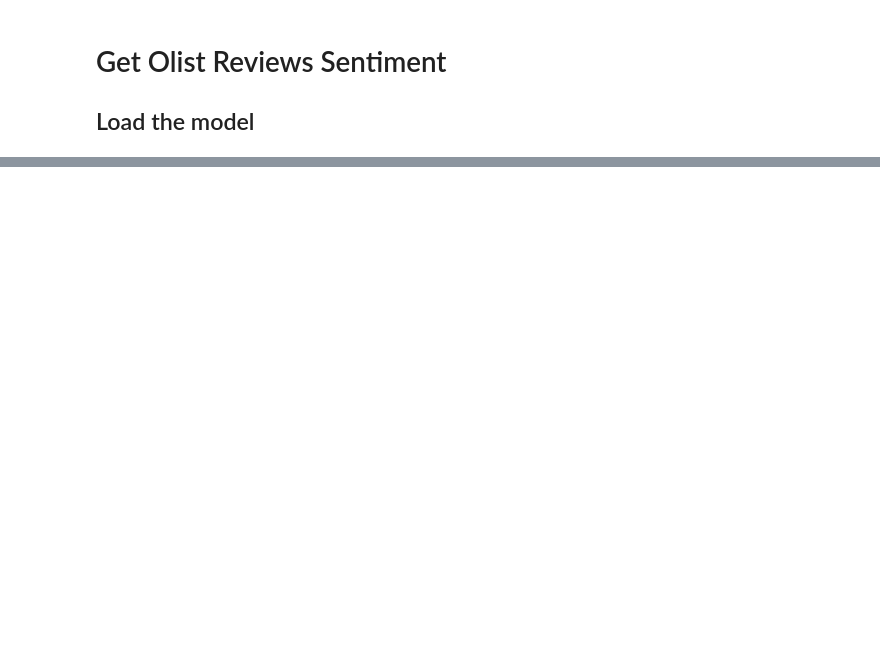
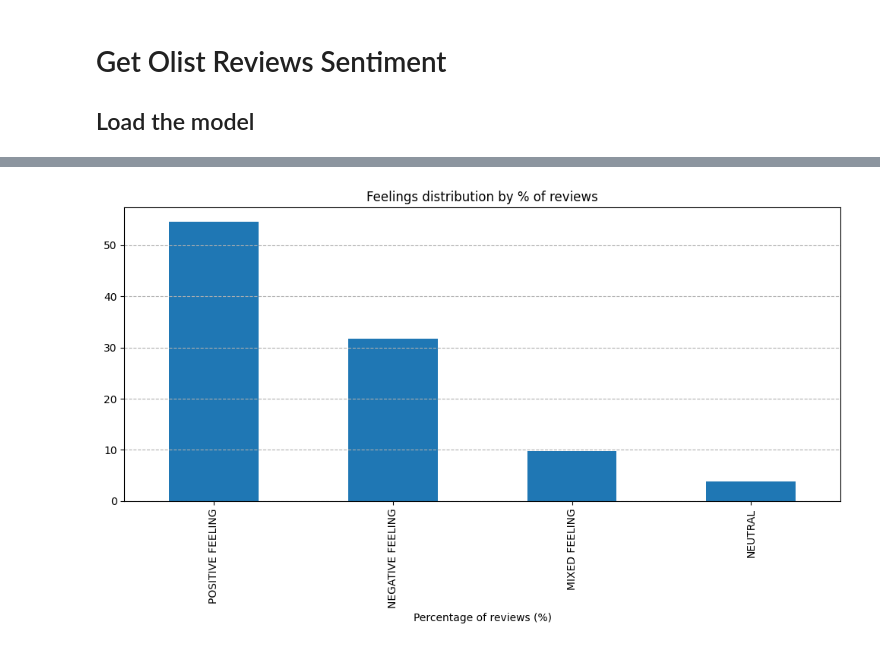
Before and after one commit to Romaric1209/Olist, a Jupyter notebook: Reviews Sentiment Analysis.ipynb, the cells around one changed output, grey strips where cells are left out. Saved outputs shown, nothing was run; the diff lists cells and outputs as text; code cells hidden in the pictures; blank space fills up the shorter version.

```diff
--- a/Reviews Sentiment Analysis.ipynb
+++ b/Reviews Sentiment Analysis.ipynb
@@ -330,0 +406,2 @@ RuntimeError: [enforce fail at alloc_cpu.cpp:119] err == 0. DefaultCPUAllocator:
+# %%
+data = pd.read_csv('data/data_reviews.csv')
@@ -330,0 +416,12 @@ RuntimeError: [enforce fail at alloc_cpu.cpp:119] err == 0. DefaultCPUAllocator:
+# %%
+reviews_distribution =  data['predicted_class'].value_counts(normalize = True) * 100
+
+plt.figure(figsize = (10,6))
+reviews_distribution.plot(kind = 'bar')
+plt.xlabel('Percentage of reviews (%)')
+plt.title('Feelings distribution by % of reviews')
+plt.grid(axis = 'y', linestyle = '--')
+plt.tight_layout()
+plt.show()
+# %% [output]
+[figure, added]
```
Also changed, not shown: parts of 17 cells of this notebook.
